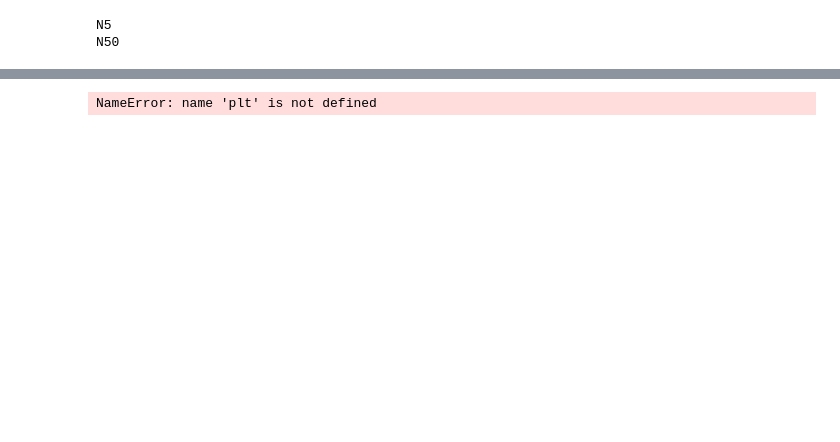
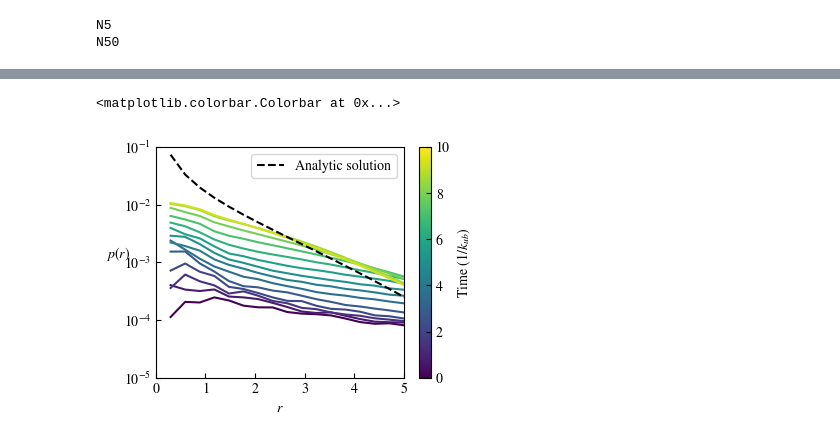
Before and after one commit to HugoLeRoy94/Analyze, a Jupyter notebook: From_Cluster/PCF.ipynb, the cells around one changed output, grey strips where cells are left out. Saved outputs shown, nothing was run; the diff lists cells and outputs as text; code cells hidden in the pictures; blank space fills up the shorter version.

```diff
--- a/From_Cluster/PCF.ipynb
+++ b/From_Cluster/PCF.ipynb
@@ -106,0 +137,20 @@ N50
+# %%
+# make an average of each pcfs:
+av_pcfs = np.zeros(pcfs[0].average_data.shape,dtype=float)
+for pcf in pcfs:
+    av_pcfs+=pcf.average_data / 10
+# %%
+def sliding_average(X, Y, window_size=5):
+
+    half_window = window_size // 2
+
+    # Initialize smoothed Y array
+    Y_smooth = np.convolve(Y, np.ones(window_size)/window_size, mode='valid')
+
+    # Adjust X to match the size of the smoothed Y array
+    # This centers the window on the point being averaged
+    start_index = (window_size - 1) // 2
+    end_index = start_index + len(Y_smooth)
+    X_smooth = X[start_index:end_index]
+
+    return X_smooth, Y_smooth
@@ -107,6 +220,5 @@ N50
 # %%
-import matplotlib.colors as mcolors
-import matplotlib.cm as cm
+
 
 norm = mcolors.Normalize(vmin=0, vmax=10)
 
@@ -116,52 +228,53 @@ fig,ax1 = plt.subplots(figsize=(4,3))#,gridspec_kw={'width_ratios': [1, 1.2]})
 x = np.linspace(0.1,15,100)
 
 pcf1 = pcfs[1]
-pcf2 = pcfs[-1]
-viridis = cm.get_cmap('viridis')
+pcf2 = pcfs[-2]
+
 
 n=0
 for x,data in zip(pcf2.binned_time,pcf2.average_data):
     ax1.plot(x,data,color = viridis(n/pcf2.average_data.__len__()))
     n+=1
 ax1.plot(x,Peq(x,2*10**3/100),color='black',linestyle='--',label='Analytic solution')
 #ax[1].plot(x,Peq(x,10**3/25),color='black',linestyle=':')
 ax1.set_yscale('log')
-ax1.set_ylim(10**-7,10**-1)
-ax1.set_xlim(0,10)
+ax1.set_ylim(10**-5,10**-1)
+ax1.set_xlim(0,5)
 #ax1.set_title('$N_{linker} = 50$')
 #a[].legend()#loc='upper left', bbox_to_anchor=(1.05, 1))
 ax1.yaxis.set_minor_locator(plt.NullLocator())
-ax1.set_yticks([10**-7,10**-5,10**-3,10**-1])
+#ax1.set_yticks([10**-7,10**-5,10**-3,10**-1])
 
 ax1.legend()
 ax1.set_ylabel(r'$p(r)$',rotation=0)
 ax1.set_xlabel(r'$r$')
 
-ax = inset_axes(ax1, width="35%", height="35%", bbox_to_anchor=(-0.2,-0.2,1.,1.),bbox_transform = ax1.transAxes,loc='center')  # 30% of parent dimensions
-n=0
-for x,data in zip(pcf1.binned_time,pcf1.average_data):
-    ax.plot(x,data,color = viridis(n/pcf1.average_data.__len__()))
-    n+=1
-ax.plot(x,Peq(x,10**2/5),color='black',linestyle='--',label='Analytic solution')
-ax.set_yscale('log')
-ax.set_ylim(10**-7,10**-1)
-ax.set_xlim(0,10)
-ax.set_title('$N_{linker} = 5$')
-ax.yaxis.set_minor_locator(plt.NullLocator())
-ax.set_yticks([10**-7,10**-1])
-ax.set_xticks([0,10])
-ax.set_ylabel(r'$p(r)$',rotation=0)
-ax.set_xlabel(r'$r$')
+#ax = inset_axes(ax1, width="35%", height="35%", bbox_to_anchor=(-0.2,-0.2,1.,1.),bbox_transform = ax1.transAxes,loc='center')  # 30% of parent dimensions
+#n=0
+#for x,data in zip(pcf1.binned_time,pcf1.average_data):
+#    ax.plot(x,data,color = viridis(n/pcf1.average_data.__len__()))
+#    n+=1
+#ax.plot(x,Peq(x,10**2/5),color='black',linestyle='--',label='Analytic solution')
+#ax.set_yscale('log')
+#ax.set_ylim(10**-7,10**-1)
+#ax.set_xlim(0,10)
+#ax.set_title('$N_{linker} = 5$')
+#ax.yaxis.set_minor_locator(plt.NullLocator())
+#ax.set_yticks([10**-7,10**-1])
+#ax.set_xticks([0,10])
+#ax.set_ylabel(r'$p(r)$',rotation=0)
+#ax.set_xlabel(r'$r$')
 
 
 
 # Add a colorbar to the figure
 sm = cm.ScalarMappable(cmap=viridis, norm=norm)  # Create a ScalarMappable
 sm.set_array([])  # We don't need any actual data here, just the color scale
 
 # Add the colorbar to the plot
 fig.colorbar(sm, ax=ax1, label=r'Time ($1/k_{ub}$)')  # Adjust the label as needed
 
-#plt.savefig('pcf.svg',transparent=True,bbox_inches='tight')
+#plt.savefig('pcf_5.svg',transparent=True,bbox_inches='tight')
 # %% [output]
-NameError: name 'plt' is not defined
+<matplotlib.colorbar.Colorbar at 0x...>
+[figure, added]
```
Also changed, not shown: parts of 8 cells of this notebook, 8 other files.
